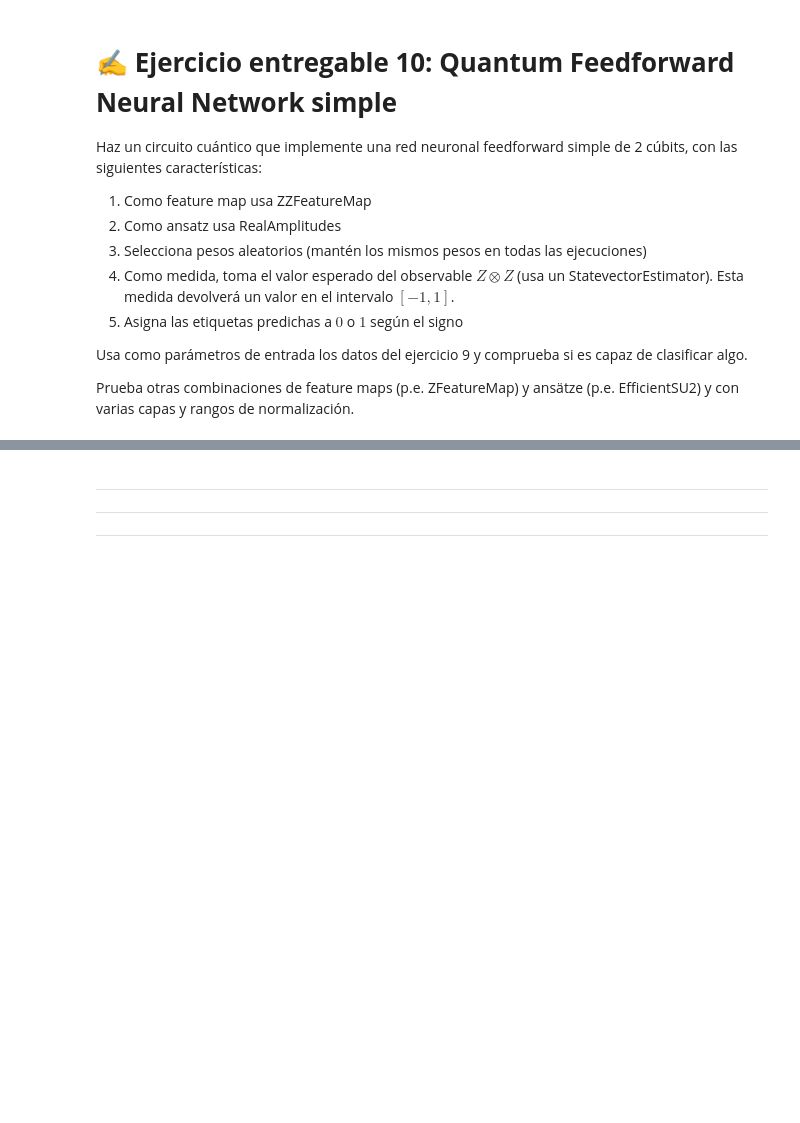
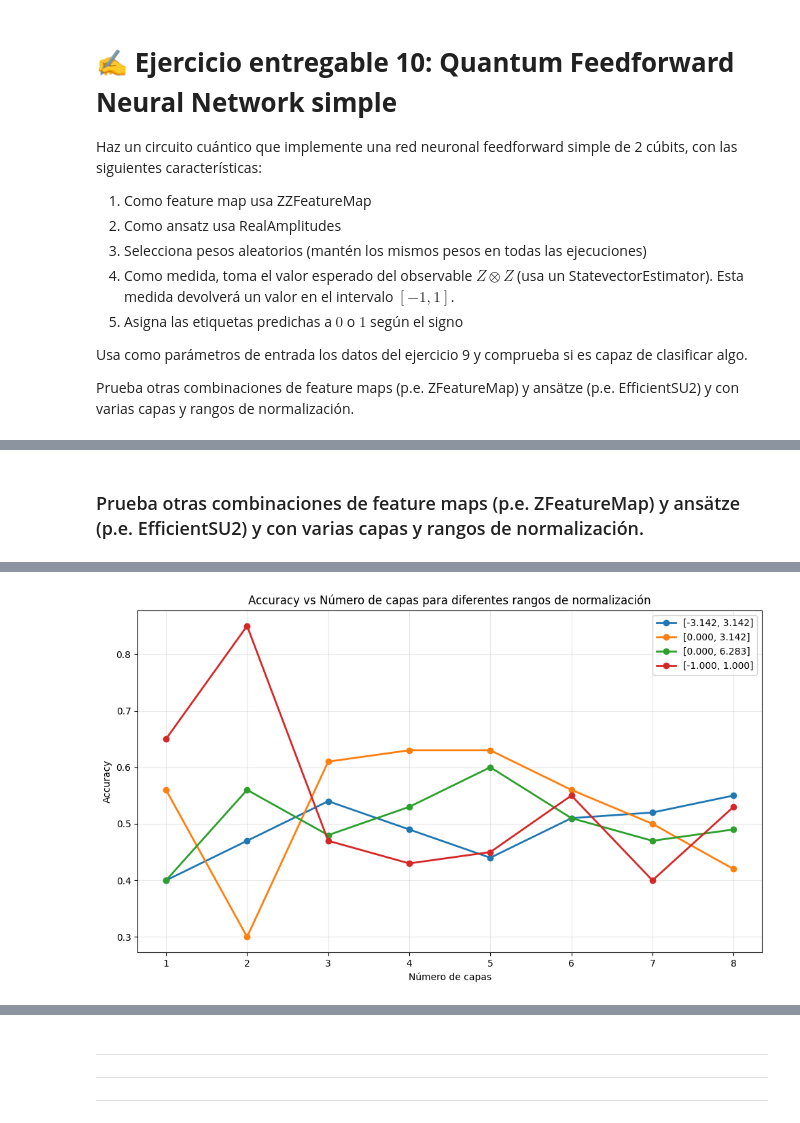
Before and after one commit to mateofra/CUANTICA, a Jupyter notebook: 05_Introducción_al_Quantum_Machine_Learning.ipynb, the cells around one changed output, grey strips where cells are left out. Saved outputs shown, nothing was run; the diff lists cells and outputs as text; code cells hidden in the pictures; blank space fills up the shorter version.

```diff
--- a/05_Introducción_al_Quantum_Machine_Learning.ipynb
+++ b/05_Introducción_al_Quantum_Machine_Learning.ipynb
@@ -1317,0 +1297,77 @@ Más información:
+# %% [markdown]
+### Prueba otras combinaciones de feature maps (p.e. ZFeatureMap) y ansätze (p.e. EfficientSU2) y con varias capas y rangos de normalización.
+# %%
+# Base de datos (sin sobrescribir labels)
+features_base = features.copy()
+labels_base = labels.copy()
+
+# Configuraciones a probar
+rangos = [
+    (-np.pi, np.pi),
+    (0, np.pi),
+    (0, 2 * np.pi),
+    (-1, 1),
+]
+capas = range(1, 9)  # De 1 a 8 capas
+
+observable = SparsePauliOp.from_list([("ZZ", 1)])
+resultados = []
+
+for inf_rango, sup_rango in rangos:
+    # Escalado para este rango
+    scaler = MinMaxScaler(feature_range=(inf_rango, sup_rango))
+    features_scaled = scaler.fit_transform(features_base)
+
+    for reps in capas:
+        # Feature map y ansatz con varias capas
+        feature_map = z_feature_map(
+            feature_dimension=qubits,reps=reps,insert_barriers=True
+        )
+        ansatz = efficient_su2(
+            num_qubits=qubits,reps=reps,entanglement="full",insert_barriers=True
+        )
+
+        rng = np.random.default_rng(seed + reps)
+        weights = rng.uniform(inf_rango, sup_rango, size=ansatz.num_parameters)
+
+        predicciones = []
+        for x in features_scaled:
+            circuito = feature_map.assign_parameters(x).compose(
+                ansatz.assign_parameters(weights)
+            )
+            estado_final = Statevector.from_instruction(circuito)
+            valor_esperado = np.real(estado_final.expectation_value(observable))
+            predicciones.append(0 if valor_esperado < 0 else 1)
+
+        acc = np.mean(np.array(predicciones) == labels_base)
+        resultados.append((inf_rango, sup_rango, reps, acc))
+        print(f"Rango [{inf_rango:.3f}, {sup_rango:.3f}] | capas={reps} | accuracy={acc:.2f}")
+
+# Mejor configuración
+mejor = max(resultados, key=lambda t: t[3])
+print("\nMejor configuración:")
+print(f"Rango [{mejor[0]:.3f}, {mejor[1]:.3f}] | capas={mejor[2]} | accuracy={mejor[3]:.2f}")
+
+# Visualizar resultados
+plt.figure(figsize=(10, 6))
+
+for inf_rango, sup_rango in rangos:
+    capas_list = []
+    accuracy_list = []
+    for inf, sup, capa, acc in resultados:
+        if inf == inf_rango and sup == sup_rango:
+            capas_list.append(capa)
+            accuracy_list.append(acc)
+
+    label_rango = f"[{inf_rango:.3f}, {sup_rango:.3f}]"
+    plt.plot(capas_list, accuracy_list, marker='o', label=label_rango, linewidth=2)
+
+plt.xlabel("Número de capas")
+plt.ylabel("Accuracy")
+plt.title("Accuracy vs Número de capas para diferentes rangos de normalización")
+plt.legend()
+plt.grid(True, alpha=0.3)
+plt.xticks(capas)
+plt.tight_layout()
+plt.show()
+# %% [output]
@@ -1317,0 +1391 @@ Más información:
+[figure, added]
```
Also changed, not shown: parts of 23 cells of this notebook.
